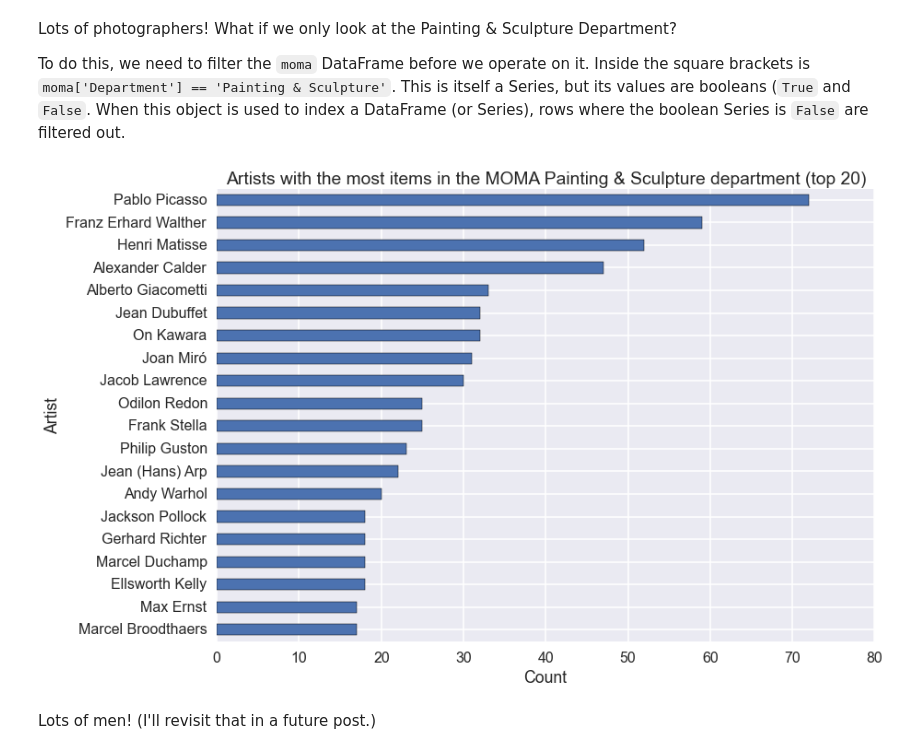
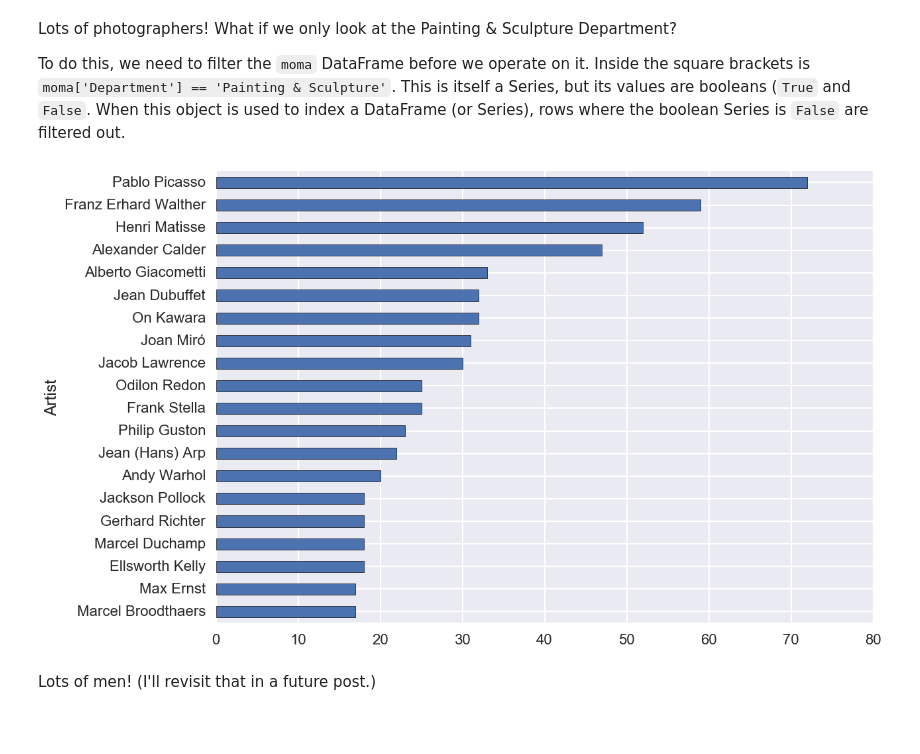
Before and after one commit to williamsmj/moma-collection, a Jupyter notebook: moma1.ipynb, the cells around one changed output. Saved outputs shown, nothing was run; the diff lists cells and outputs as text; code cells hidden in the pictures; blank space fills up the shorter version.

```diff
--- a/moma1.ipynb
+++ b/moma1.ipynb
@@ -101,0 +92,8 @@ ax.set_xlabel('Count')
+# %%
+ax = (moma.groupby('Department')
+      .size()
+      .sort_values()
+      .plot(kind='barh'))
+
+ax.set_title('All items')
+ax.set_xlabel('Count');
@@ -108,13 +108,12 @@ Which artists have the most items in the MOMA collection?
 
 We can do this with the same `groupby()`, `count()` and `sort_values()` operations. The only difference here is that I add a `tail()` after the `sort()`, which gives us a list of the top 20 (`sort_values()` is ascending by default).
 # %%
-fig, ax = plt.subplots()
-ax.set_title('Artists with the most items in the MOMA collection (top 20)')
-ax.set_xlabel('Count')
-
-(moma.groupby('Artist')['Artist']
- .count()
+(moma.groupby('Artist')
+ .size()
  .sort_values()
  .tail(20)
- .plot(kind='barh'));
+ .plot(kind='barh'))
+
+ax.set_title('Artists with the most items in the MOMA collection (top 20)')
+ax.set_xlabel('Count');
 # %% [output]
@@ -124,18 +123,17 @@ Lots of photographers! What if we only look at the Painting & Sculpture Departme
 
 To do this, we need to filter the `moma` DataFrame before we operate on it. Inside the square brackets is `moma['Department'] == 'Painting & Sculpture'`. This is itself a Series, but its values are booleans (`True` and `False`. When this object is used to index a DataFrame (or Series), rows where the boolean Series is `False` are filtered out.
 # %%
-fig, ax = plt.subplots()
-ax.set_title('Artists with the most items in the MOMA Painting & Sculpture department (top 20)')
-ax.set_xlabel('Count')
-
 (moma[moma['Department'] == 'Painting & Sculpture']
- .groupby('Artist')['Artist']
- .count()
+ .groupby('Artist')
+ .size()
  .sort_values()
  .tail(20)
- .plot(kind='barh'));
+ .plot(kind='barh'))
+
+ax.set_title('Artists with the most items in the MOMA Painting & Sculpture department (top 20)')
+ax.set_xlabel('Count');
 # %% [output]
-[figure, old version]
+[figure, new version]
 # %% [markdown]
 Lots of men! (I'll revisit that in a future post.)
 # %% [markdown]
```
Also changed, not shown: parts of 10 cells of this notebook, 1 other file.
